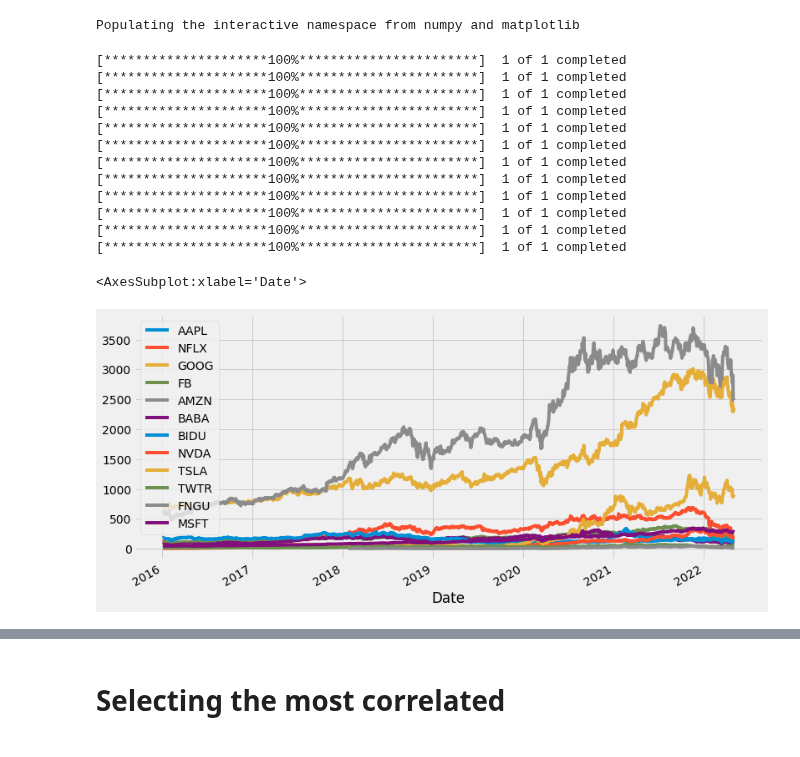
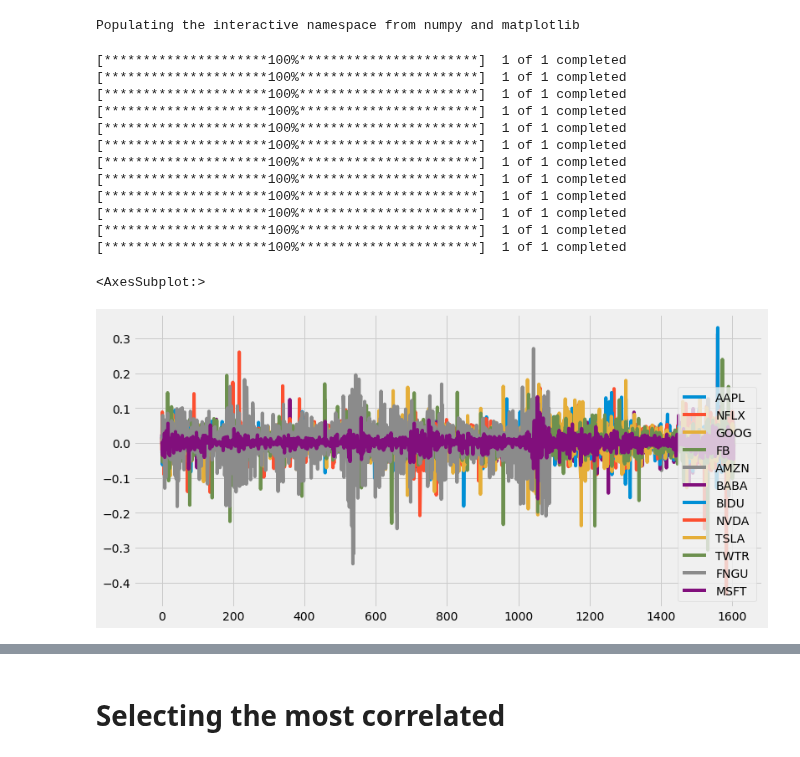
Before and after one commit to alik604/algorithmic-trading, a Jupyter notebook: ETF Correlation, dim reduct with ICA, multiclass regression.ipynb, the cells around one changed output, grey strips where cells are left out. Drawn from its saved outputs; the diff is of its cells as text; code cells hidden in the pictures.

Commit message:
use difference of log return in calculating correlation

```diff
--- a/ETF Correlation, dim reduct with ICA, multiclass regression.ipynb
+++ b/ETF Correlation, dim reduct with ICA, multiclass regression.ipynb
@@ -34,37 +34,42 @@ end = datetime.date.today()
 # %% [output]
 Populating the interactive namespace from numpy and matplotlib
 # %%
-# ls = ['HMMJ.TO','ogi','hexo','cweb','smg','apha','gwprf','tlry','acb','cron','weed.TO'] # ,'weed'
+USE_LOG_RETURN = True
+
+# ls = ['HMMJ,'ogi','hexo','cweb','smg','apha','gwprf','tlry','acb','cron','weed.TO'] # ,'weed'
 # ls = ['XEG.to', 'SU.to','CNQ.to','CVE.to','TOU.to','IMO.to', ,'PXT.to','CPG.to','PSK.to','ARX.to','WCP.to'] # 'PXT.to' and after are less weighted in XEG - which is market cap weighted
 ls = ['AAPL','NFLX','GOOG','FB','AMZN','BABA','BIDU','NVDA','TSLA','TWTR','FNGU', 'MSFT'] # ,'weed'
 
 
 data = {}
 
 for i in ls:
   arry= yf.download(i, start, end)
-  if i == 'HMMJ.TO':
-    i = 'HMMJ'
-  data[i]= arry["Adj Close"]
+
+  if USE_LOG_RETURN:
+    data[i] =  pd.Series(np.diff(np.log(arry["Adj Close"])))
+  else:
+    data[i] = arry["Adj Close"]
+
 stocks = pd.DataFrame(data)
 
 # stocks=stocks.dropna()
 stocks.plot(grid = True)
 # %% [output]
 [*********************100%***********************]  1 of 1 completed
 [*********************100%***********************]  1 of 1 completed
 [*********************100%***********************]  1 of 1 completed
 [*********************100%***********************]  1 of 1 completed
 [*********************100%***********************]  1 of 1 completed
 [*********************100%***********************]  1 of 1 completed
 [*********************100%***********************]  1 of 1 completed
 [*********************100%***********************]  1 of 1 completed
 [*********************100%***********************]  1 of 1 completed
 [*********************100%***********************]  1 of 1 completed
 [*********************100%***********************]  1 of 1 completed
 [*********************100%***********************]  1 of 1 completed
-<AxesSubplot:xlabel='Date'>
+<AxesSubplot:>
-[figure, old version]
+[figure, new version]
 # %%
 np.sum(stocks.isna())
 stocks.shape
```
Also changed, not shown: parts of 11 cells of this notebook.
